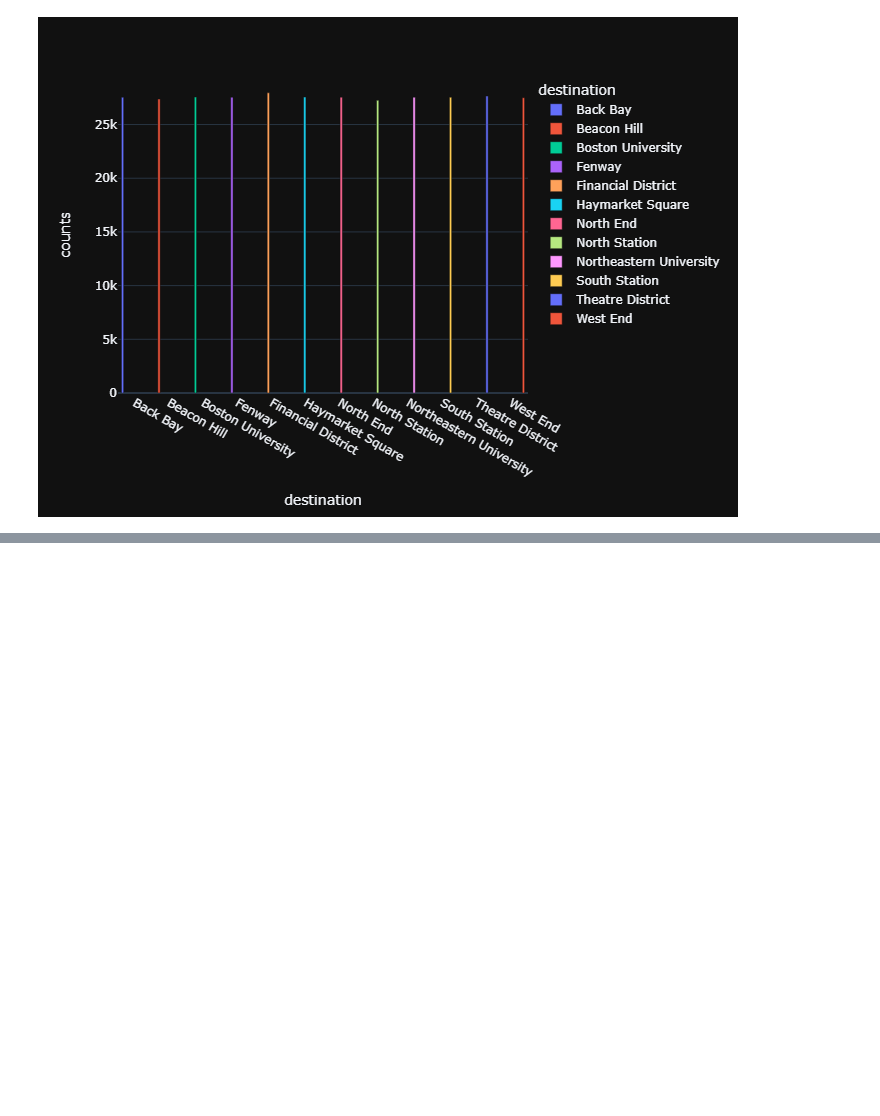
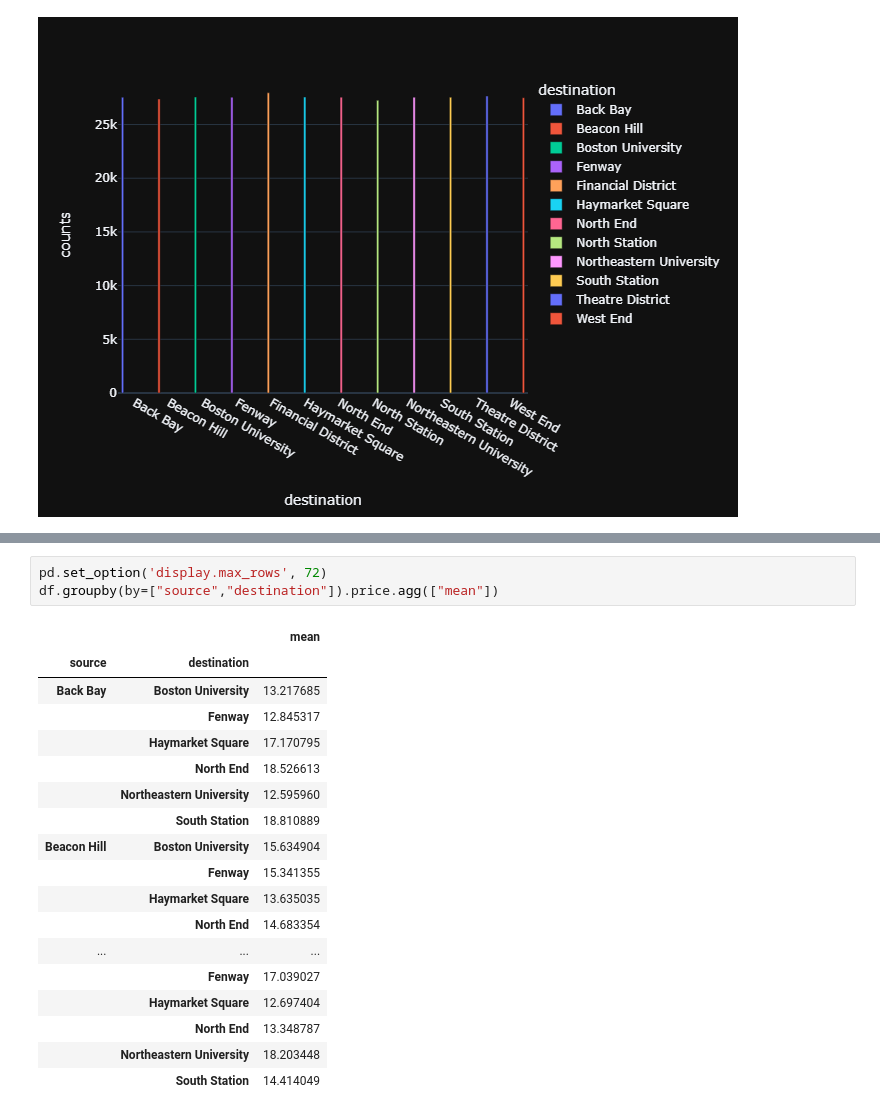
Before and after one commit to bossbruno/RideHailCompare, a Jupyter notebook: analysis.ipynb, the cells around one changed output, grey strips where cells are left out. Drawn from its saved outputs; the diff is of its cells as text; blank space fills up the shorter version.

```diff
--- a/analysis.ipynb
+++ b/analysis.ipynb
@@ -177,0 +195,22 @@ df.groupby(by=["destination","source"]).agg({'distance':'mean'})
+# %%
+pd.set_option('display.max_rows', 72)
+df.groupby(by=["source","destination"]).price.agg(["mean"])
+# %% [output]
+|  |  | mean |
+| source | destination |  |
+| Back Bay | Boston University | 13.217685 |
+|  | Fenway | 12.845317 |
+|  | Haymarket Square | 17.170795 |
+|  | North End | 18.526613 |
+|  | Northeastern University | 12.595960 |
+|  | South Station | 18.810889 |
+| Beacon Hill | Boston University | 15.634904 |
+|  | Fenway | 15.341355 |
+|  | Haymarket Square | 13.635035 |
+|  | North End | 14.683354 |
+| ... | ... | ... |
+|  | Fenway | 17.039027 |
+|  | Haymarket Square | 12.697404 |
+|  | North End | 13.348787 |
+|  | Northeastern University | 18.203448 |
+|  | South Station | 14.414049 |
```
Also changed, not shown: parts of 8 cells of this notebook.
